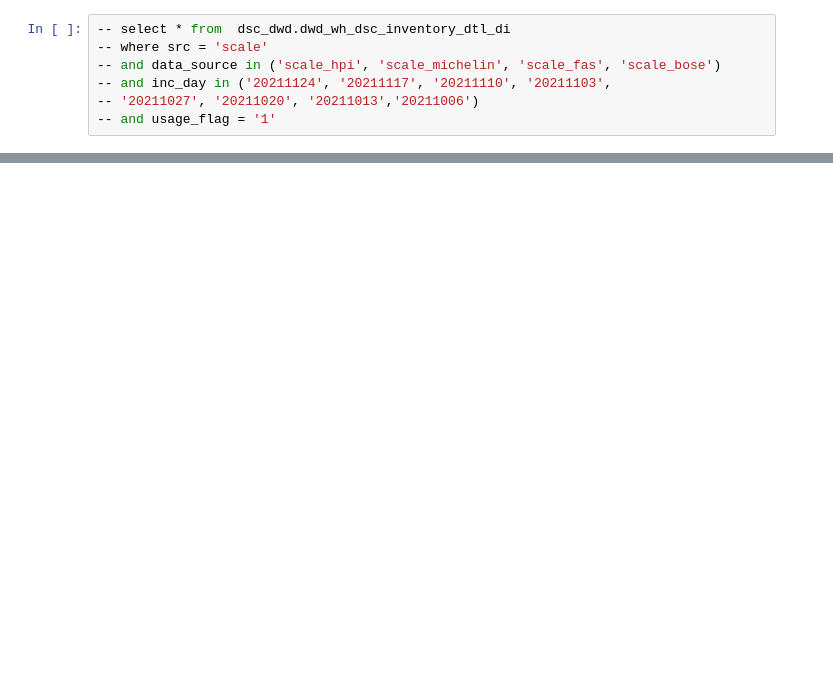
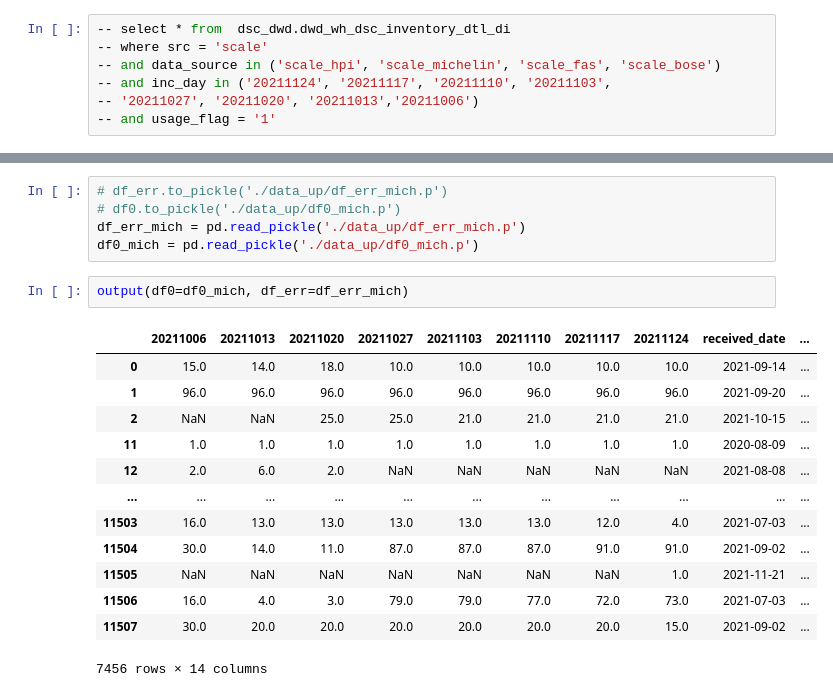
Before and after one commit to fyenne/play10_inv, a Jupyter notebook: inv_fifo.ipynb, the cells around one changed output, grey strips where cells are left out. Drawn from its saved outputs; the diff is of its cells as text; blank space fills up the shorter version.

```diff
--- a/inv_fifo.ipynb
+++ b/inv_fifo.ipynb
@@ -133,0 +265,21 @@ df_err[(df_err['lag_mark'] == 'clear') & (df_err['change'] == 0)]
+# %%
+# df_err.to_pickle('./data_up/df_err_mich.p')
+# df0.to_pickle('./data_up/df0_mich.p')
+df_err_mich = pd.read_pickle('./data_up/df_err_mich.p')
+df0_mich = pd.read_pickle('./data_up/df0_mich.p')
+# %%
+output(df0=df0_mich, df_err=df_err_mich)
+# %% [output]
+|  | 20211006 | 20211013 | 20211020 | 20211027 | 20211103 | 20211110 | 20211117 | 20211124 | received_date | ... |
+| 0 | 15.0 | 14.0 | 18.0 | 10.0 | 10.0 | 10.0 | 10.0 | 10.0 | 2021-09-14 | ... |
+| 1 | 96.0 | 96.0 | 96.0 | 96.0 | 96.0 | 96.0 | 96.0 | 96.0 | 2021-09-20 | ... |
+| 2 | NaN | NaN | 25.0 | 25.0 | 21.0 | 21.0 | 21.0 | 21.0 | 2021-10-15 | ... |
+| 11 | 1.0 | 1.0 | 1.0 | 1.0 | 1.0 | 1.0 | 1.0 | 1.0 | 2020-08-09 | ... |
+| 12 | 2.0 | 6.0 | 2.0 | NaN | NaN | NaN | NaN | NaN | 2021-08-08 | ... |
+| ... | ... | ... | ... | ... | ... | ... | ... | ... | ... | ... |
+| 11503 | 16.0 | 13.0 | 13.0 | 13.0 | 13.0 | 13.0 | 12.0 | 4.0 | 2021-07-03 | ... |
+| 11504 | 30.0 | 14.0 | 11.0 | 87.0 | 87.0 | 87.0 | 91.0 | 91.0 | 2021-09-02 | ... |
+| 11505 | NaN | NaN | NaN | NaN | NaN | NaN | NaN | 1.0 | 2021-11-21 | ... |
+| 11506 | 16.0 | 4.0 | 3.0 | 79.0 | 79.0 | 77.0 | 72.0 | 73.0 | 2021-07-03 | ... |
+| 11507 | 30.0 | 20.0 | 20.0 | 20.0 | 20.0 | 20.0 | 20.0 | 15.0 | 2021-09-02 | ... |
+7456 rows × 14 columns
```
Also changed, not shown: parts of 27 cells of this notebook, 7 other files.
